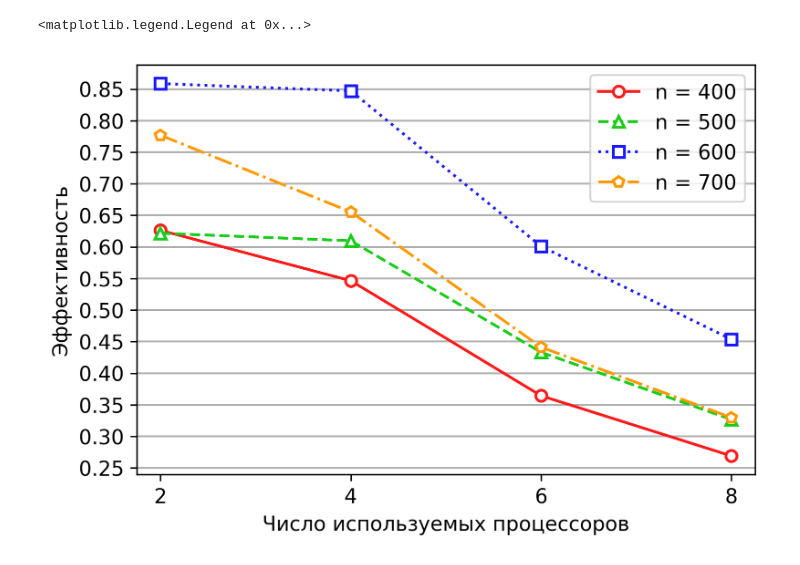
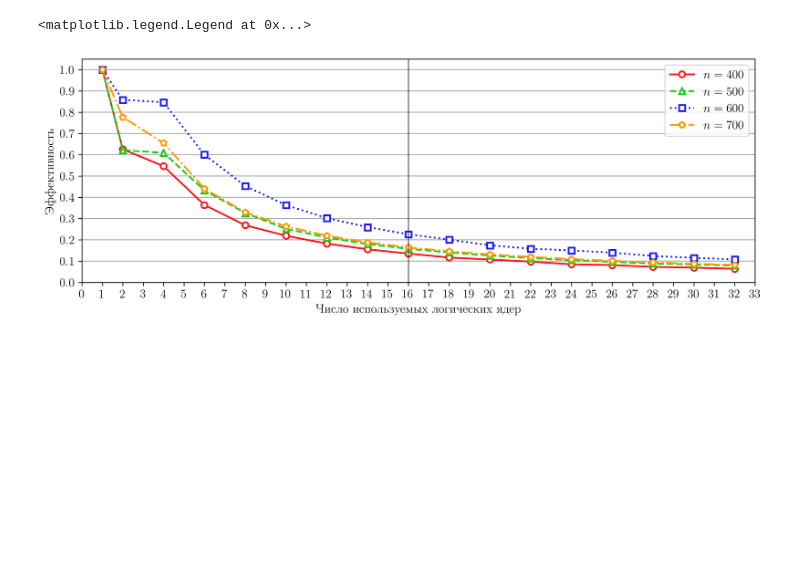
Before and after one commit to SashaSamoilov/qop-partitions, a Jupyter notebook: charts/time.ipynb, the cells around one changed output. Saved outputs shown, nothing was run; the diff lists cells and outputs as text; code cells hidden in the pictures; blank space fills up the shorter version.

```diff
--- a/charts/time.ipynb
+++ b/charts/time.ipynb
@@ -4,5 +4,9 @@ import numpy as np
 import matplotlib.pyplot as plt
 import matplotlib.ticker as ticker
 
-matplotlib.rcParams.update({'font.size': 11})
+matplotlib.rcParams['text.usetex'] = True
+matplotlib.rcParams['text.latex.preamble'] = r"\usepackage[russian]{babel}"
+matplotlib.rcParams['font.family'] = "serif"
+matplotlib.rcParams['font.serif'] = "Computer Modern"
+matplotlib.rcParams['font.size'] = 12
 # %%
@@ -38,34 +55,27 @@ ax.legend(loc="lower right")
 # %%
-fig, ax = plt.subplots(figsize=(6, 4), dpi=300)
-ax.set_xlim([1.75, 8.25])
-for axis in [ax.xaxis]:
-    axis.set_major_locator(ticker.MaxNLocator(integer=True))
+fig, ax = plt.subplots(figsize=(12, 4), dpi=300)
 
-x = [2, 4, 6, 8]
-t1 = 2.094
-t2 = 38.255
-t3 = 530.554
-t4 = 6091.733
-z1 = [t1/1.672, t1/0.958, t1/0.958, t1/0.973]
-z2 = [t2/30.770, t2/15.684, t2/14.721, t2/14.636]
-z3 = [t3/308.938, t3/156.577, t3/147.153, t3/146.164]
-z4 = [t4/3920.940, t4/2323.431, t4/2300.573, t4/2309.608]
-z1[0] /= 2; z1[1] /= 4; z1[2] /= 6; z1[3] /= 8
-z2[0] /= 2; z2[1] /= 4; z2[2] /= 6; z2[3] /= 8
-z3[0] /= 2; z3[1] /= 4; z3[2] /= 6; z3[3] /= 8
-z4[0] /= 2; z4[1] /= 4; z4[2] /= 6; z4[3] /= 8
+z1 = y1 / x
+z2 = y2 / x
+z3 = y3 / x
+z4 = y4 / x
 
-ax.set_xlabel('Число используемых процессоров')
+ax.set_xlabel('Число используемых логических ядер')
 ax.set_ylabel('Эффективность')
-plt.yticks(np.arange(0.2, 1.05, step=0.05))
-plt.xticks(np.arange(2, 9, step=2))
-ax.plot(x, z1, 'o-', linewidth=1.5, color=(1, 0.1, 0.1), label='n = 400', markerfacecolor='white', markeredgewidth=1.5)
-ax.plot(x, z2, '^--', linewidth=1.5, color=(0.1, 0.8, 0.1), label='n = 500', markerfacecolor='white', markeredgewidth=1.5)
-ax.plot(x, z3, 's:', linewidth=1.5, color=(0.1, 0.1, 1.0), label='n = 600', markerfacecolor='white', markeredgewidth=1.5)
-ax.plot(x, z4, 'p-.', linewidth=1.5, color=(1.0, 0.6, 0.0), label='n = 700', markerfacecolor='white', markeredgewidth=1.5)
+
+ax.set_xlim([0, 32])
+ax.set_ylim([0, 1.05])
+plt.yticks(np.arange(0, 1.05, step=0.1))
+plt.xticks(np.arange(0, 34, step=1))
+
+ax.plot(x, z1, 'o-', linewidth=1.75, color=(1, 0.1, 0.1), label='$n = 400$', markerfacecolor='white', markeredgewidth=1.75)
+ax.plot(x, z2, '^--', linewidth=1.75, color=(0.1, 0.8, 0.1), label='$n = 500$', markerfacecolor='white', markeredgewidth=1.75)
+ax.plot(x, z3, 's:', linewidth=1.75, color=(0.1, 0.1, 1.0), label='$n = 600$', markerfacecolor='white', markeredgewidth=1.75)
+ax.plot(x, z4, 'p-.', linewidth=1.75, color=(1.0, 0.6, 0.0), label='$n = 700$', markerfacecolor='white', markeredgewidth=1.75)
+plt.axvline(x = 16, color=(0.1, 0.1, 0.1), linewidth=0.75)
+
 ax.grid(axis='y', linewidth= 1)
-#ax.grid()
 ax.legend(loc="upper right")
 # %% [output]
 <matplotlib.legend.Legend at 0x...>
-[figure, old version]
+[figure, new version]
```
Also changed, not shown: parts of 1 cell of this notebook, 2 other files.
